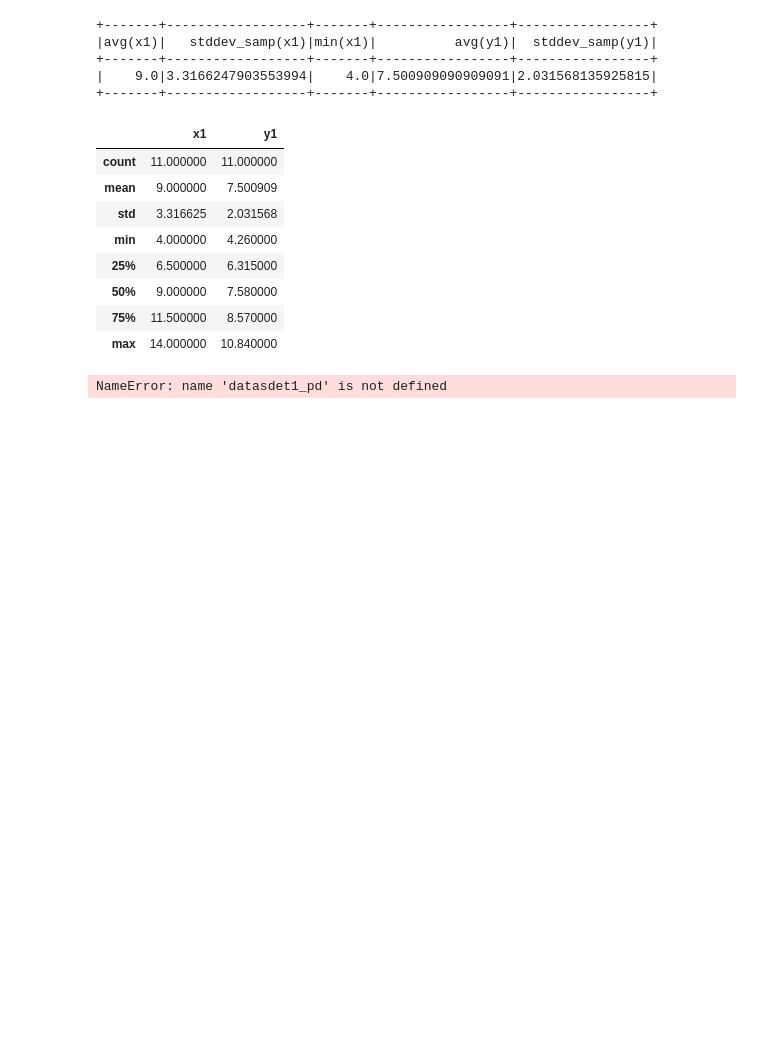
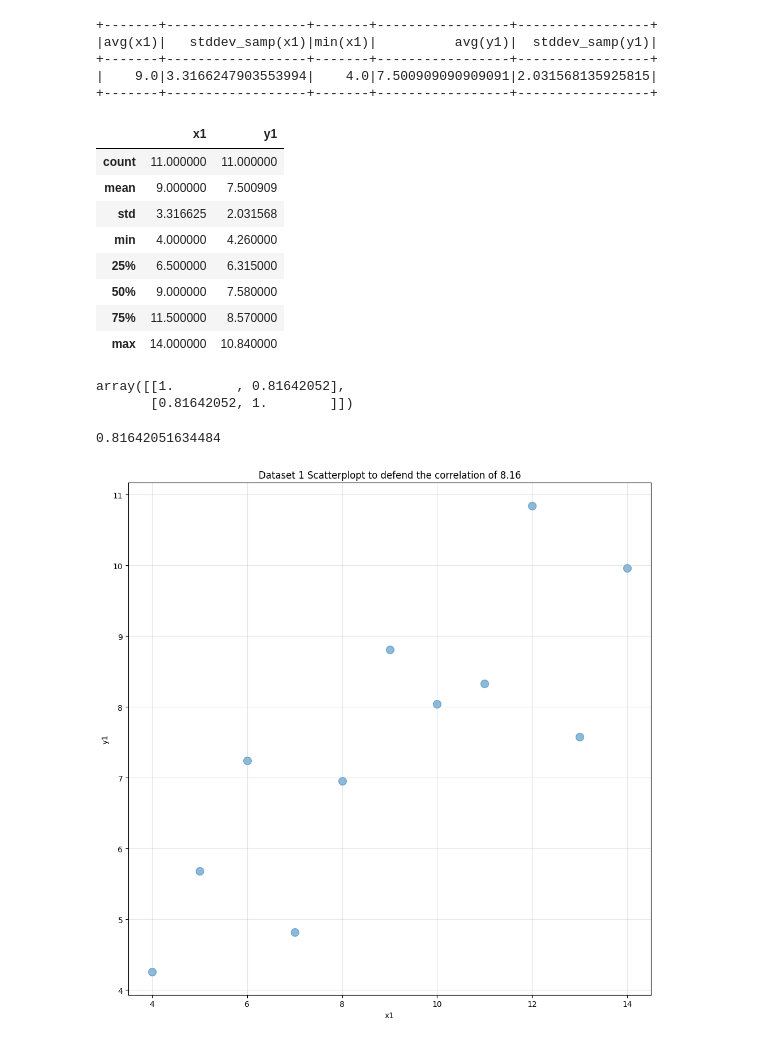
Before and after one commit to dabster108/DataScience-Lab-Sessions---BigData, a Jupyter notebook: Day03/Correlation.ipynb, the cells around one changed output. Cells and saved outputs as stored; diff of their text form; code cells hidden in the pictures; blank space fills up the shorter version.

Commit message:
correlation analysis of dataset added

```diff
--- a/Day03/Correlation.ipynb
+++ b/Day03/Correlation.ipynb
@@ -106,7 +107,24 @@ dataset1_pd.describe()
 | 75% | 11.500000 | 8.570000 |
 | max | 14.000000 | 10.840000 |
 # %%
-correlation = np.corrcoef(datasdet1_pd['x1'],dataset_pd['y1'])
+correlation = np.corrcoef(dataset1_pd['x1'],dataset1_pd['y1'])
 correlation
 # %% [output]
-NameError: name 'datasdet1_pd' is not defined
+array([[1.        , 0.81642052],
+       [0.81642052, 1.        ]])
+# %%
+correlation = correlation[0,1]
+correlation
+# %% [output]
+0.81642051634484
+# %%
+import matplotlib.pyplot as plt
+plt.figure(figsize =(10,10))
+plt.scatter(dataset1_pd['x1'],dataset1_pd['y1'], alpha = 0.5 , s =100)
+plt.xlabel('x1')
+plt.ylabel('y1')
+plt.title("Dataset 1 Scatterplopt to defend the correlation of 8.16")
+plt.grid(True, alpha = 0.3)
+plt.tight_layout()
+# %% [output]
+[figure, added]
```
Also changed, not shown: parts of 18 cells of this notebook.
